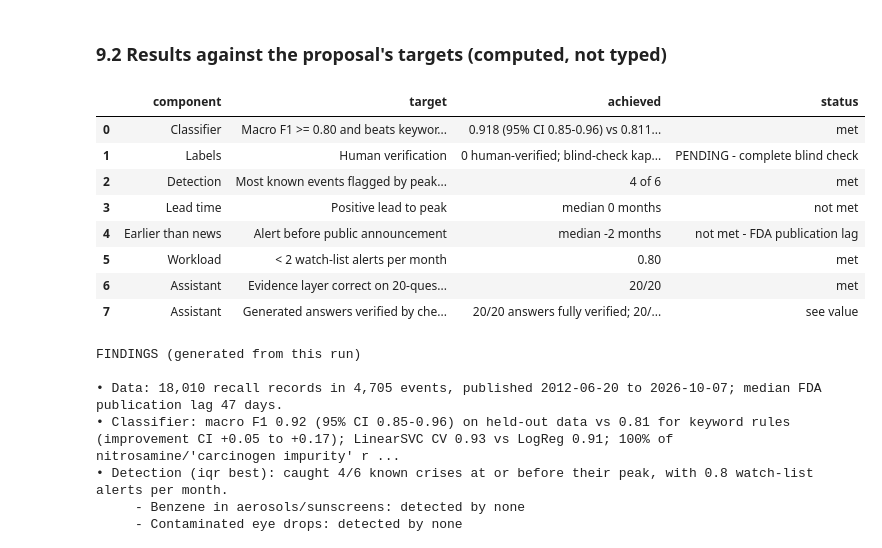
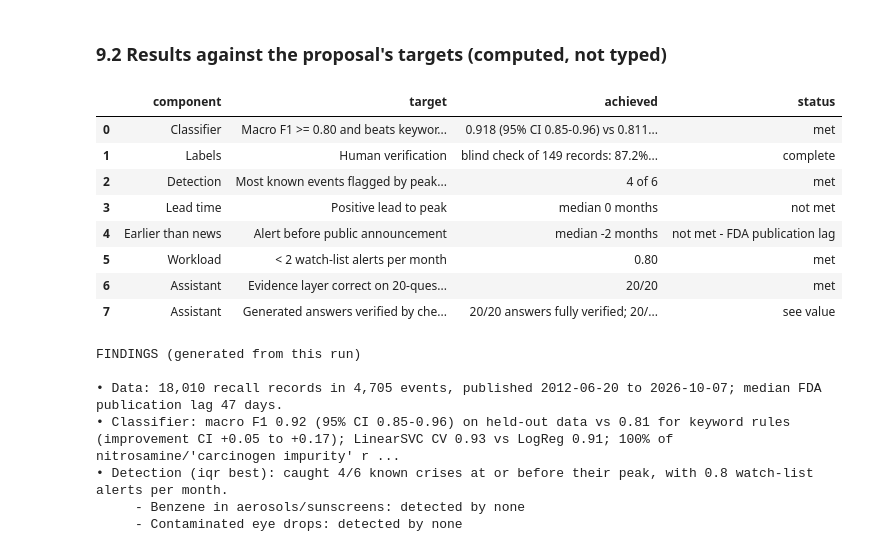
Before and after one commit to masakiNelson/Drug-recall-early-warning-project, a Jupyter notebook: Drug_Recall_Intelligence_Final.ipynb, the cells around one changed output. Saved outputs shown, nothing was run; the diff lists cells and outputs as text; code cells hidden in the pictures.

```diff
--- a/Drug_Recall_Intelligence_Final.ipynb
+++ b/Drug_Recall_Intelligence_Final.ipynb
@@ -333,13 +333,23 @@ print(labels.final_label.value_counts().to_string())
 
 # Optional: human-AI agreement from the blind check sheet, if it has been completed
 blind_file = next((p for p in [Path("data/blind_check_150.csv"), Path("blind_check_150.csv")] if p.exists()), Path("data/blind_check_150.csv"))
-AGREEMENT_KAPPA = None
+AGREEMENT_KAPPA, BLIND_N, BLIND_AGREE, KAPPA_CI = None, 0, None, None
 if blind_file.exists():
     blind = pd.read_csv(blind_file).merge(labels[["event_id", "reason_clean", "label"]], on=["event_id", "reason_clean"])
     blind = blind[blind.your_label.astype(str).isin(CATEGORIES)]
     if len(blind) >= 30:
         AGREEMENT_KAPPA = cohen_kappa_score(blind.your_label, blind.label)
-        print(f"Blind check: {len(blind)} records, agreement {(blind.your_label == blind.label).mean():.1%}, kappa {AGREEMENT_KAPPA:.2f}")
+        BLIND_N, BLIND_AGREE = len(blind), (blind.your_label == blind.label).mean()
+        # 95% bootstrap interval for kappa (5,000 resamples, fixed seed)
+        rng = np.random.default_rng(RANDOM_STATE)
+        boot = [cohen_kappa_score(*blind.iloc[rng.integers(0, BLIND_N, BLIND_N)][["your_label", "label"]].T.values)
+                for _ in range(5000)]
+        KAPPA_CI = tuple(np.percentile(boot, [2.5, 97.5]))
+        print(f"Blind check: {BLIND_N} records, agreement {BLIND_AGREE:.1%}, kappa {AGREEMENT_KAPPA:.2f} "
+              f"(95% CI {KAPPA_CI[0]:.2f}-{KAPPA_CI[1]:.2f})")
+        dis = blind[blind.your_label != blind.label]
+        print(f"Disagreements: {len(dis)}. Most common (AI label -> human label):")
+        print((dis.label + " -> " + dis.your_label).value_counts().head(6).to_string())
 if AGREEMENT_KAPPA is None:
     print("Blind human check not completed yet -> fill data/blind_check_150.csv (see LABELLING_GUIDE.md).")
 # %% [output]
@@ -1667,27 +1684,29 @@ print(sorted(p.name for p in T.iterdir()))
 # %%
 b_best = bt[bt.method == BEST_METHOD]
 evaluation = pd.DataFrame([
     ["Classifier", "Macro F1 >= 0.80 and beats keyword baseline",
      f"{MACRO_F1_TEST:.3f} (95% CI {CI_MODEL[0]:.2f}-{CI_MODEL[1]:.2f}) vs {MACRO_F1_BASE:.3f}; CV {MACRO_F1_CV:.3f} ± {MACRO_F1_CV_SD:.3f}",
      "met" if MACRO_F1_TEST >= .8 and MACRO_F1_TEST > MACRO_F1_BASE else "not met"],
-    ["Labels", "Human verification", f"{N_HUMAN_VERIFIED} human-verified; blind-check kappa = {AGREEMENT_KAPPA if AGREEMENT_KAPPA is None else round(AGREEMENT_KAPPA, 2)}",
+    ["Labels", "Human verification", (f"blind check of {BLIND_N} records: {BLIND_AGREE:.1%} agreement, Cohen's kappa = {AGREEMENT_KAPPA:.2f} "
+      f"(95% CI {KAPPA_CI[0]:.2f}-{KAPPA_CI[1]:.2f})" if AGREEMENT_KAPPA is not None
+      else f"{N_HUMAN_VERIFIED} human-verified; blind-check kappa = None"),
      "complete" if AGREEMENT_KAPPA is not None else "PENDING - complete blind check"],
     ["Detection", f"Most known events flagged by peak ({BEST_METHOD})", f"{int(b_best.detected.sum())} of {len(KNOWN_EVENTS)}",
      "met" if b_best.detected.mean() > .5 else "not met"],
     ["Lead time", "Positive lead to peak", f"median {b_best.lead_to_peak_m.median():.0f} months", "met" if b_best.lead_to_peak_m.median() > 0 else "not met"],
     ["Earlier than news", "Alert before public announcement", f"median {b_best.lead_vs_public_m.median():.0f} months",
      "met" if b_best.lead_vs_public_m.median() > 0 else "not met - FDA publication lag"],
     ["Workload", "< 2 watch-list alerts per month", f"{summary.loc[BEST_METHOD, 'watch_alerts_per_month']:.2f}",
      "met" if summary.loc[BEST_METHOD, "watch_alerts_per_month"] < 2 else "not met"],
     ["Assistant", "Evidence layer correct on 20-question test", f"{ASSISTANT_SCORE}/{len(TESTS)}", "met" if ASSISTANT_SCORE >= 18 else "not met"],
     ["Assistant", "Generated answers verified by checker", LLM_SCORE, "see value"],
 ], columns=["component", "target", "achieved", "status"])
 evaluation.to_csv(OUT / "project_evaluation.csv", index=False)
 evaluation
 # %% [output]
 |  | component | target | achieved | status |
 | 0 | Classifier | Macro F1 >= 0.80 and beats keywor... | 0.918 (95% CI 0.85-0.96) vs 0.811... | met |
-| 1 | Labels | Human verification | 0 human-verified; blind-check kap... | PENDING - complete blind check |
+| 1 | Labels | Human verification | blind check of 149 records: 87.2%... | complete |
 | 2 | Detection | Most known events flagged by peak... | 4 of 6 | met |
 | 3 | Lead time | Positive lead to peak | median 0 months | not met |
 | 4 | Earlier than news | Alert before public announcement | median -2 months | not met - FDA publication lag |
```
Also changed, not shown: parts of 4 cells of this notebook, 4 other files.
